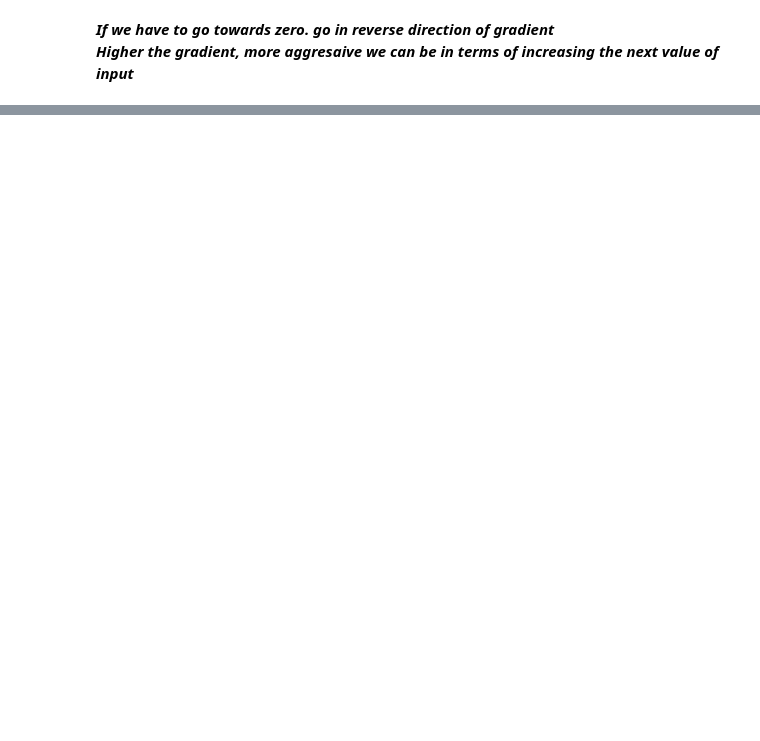
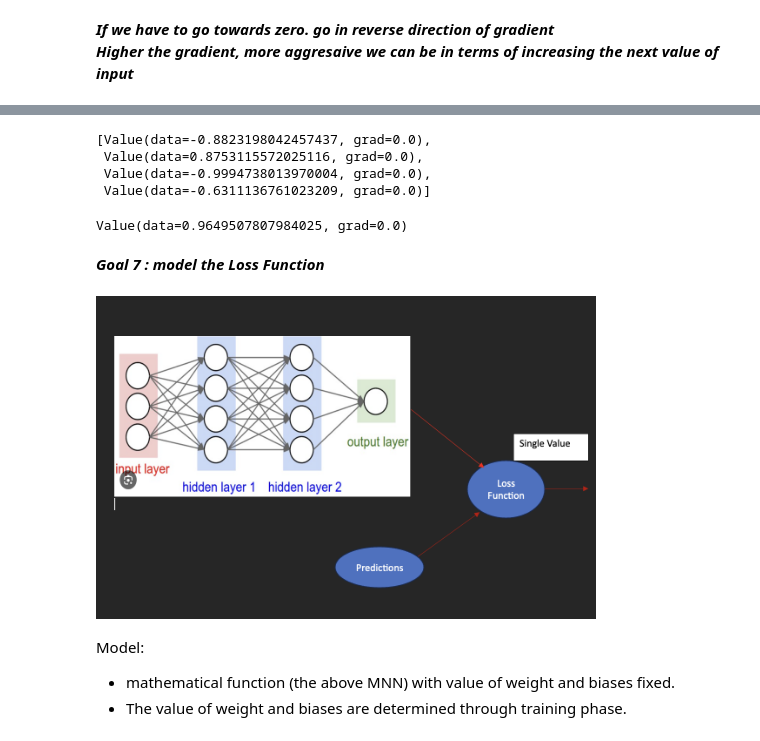
Before and after one commit to asifmomin/deeplearning, a Jupyter notebook: back-propagation-1.ipynb, the cells around one changed output, grey strips where cells are left out. Cells and saved outputs as stored; diff of their text form; code cells hidden in the pictures; blank space fills up the shorter version.

```diff
--- a/back-propagation-1.ipynb
+++ b/back-propagation-1.ipynb
@@ -74,0 +572,29 @@ plot(r_xs,r_ys)
+# %%
+
+
+
+class Layer:
+    # nin is the number of input for the layer
+    # n_neurons is the the number of neuron in the single layer
+    def __init__(self,nin,n_neurons) -> None:
+        self.neurons = [Neuron(nin) for _ in range(n_neurons)]
+
+    def __call__(self, x) :
+         outs = [n(x) for n in self.neurons]
+         return outs[0] if len(outs) == 1 else outs
+
+    def parameters(self):
+        params=[]
+        for neuron in self.neurons:
+            params.extend(neuron.parameters())
+        return params
+
+
+
+x=[2.0,3.0,1.0]
+n=Layer(3,4)
+# %% [output]
+[Value(data=-0.8823198042457437, grad=0.0),
+ Value(data=0.8753115572025116, grad=0.0),
+ Value(data=-0.9994738013970004, grad=0.0),
+ Value(data=-0.6311136761023209, grad=0.0)]
@@ -74,0 +624,18 @@ plot(r_xs,r_ys)
+# %%
+inputs=[2.0, 3.0,-1.0]
+layers = [4,4,1]
+n = MLP(len(inputs),layers)
+n(inputs)
+# %% [output]
+Value(data=0.9649507807984025, grad=0.0)
+# %% [markdown]
+***Goal 7 : model the Loss Function***
+# %%
+from IPython.display import Image
+Image(filename='assets/cnn_with_loss.png',width=500,height=300)
+# %% [output]
+[figure, added]
+# %% [markdown]
+Model:
+* mathematical function (the above MNN) with value of weight and biases fixed.
+* The value of weight and biases are determined through training phase.
```
Also changed, not shown: parts of 80 cells of this notebook, 2 other files.
